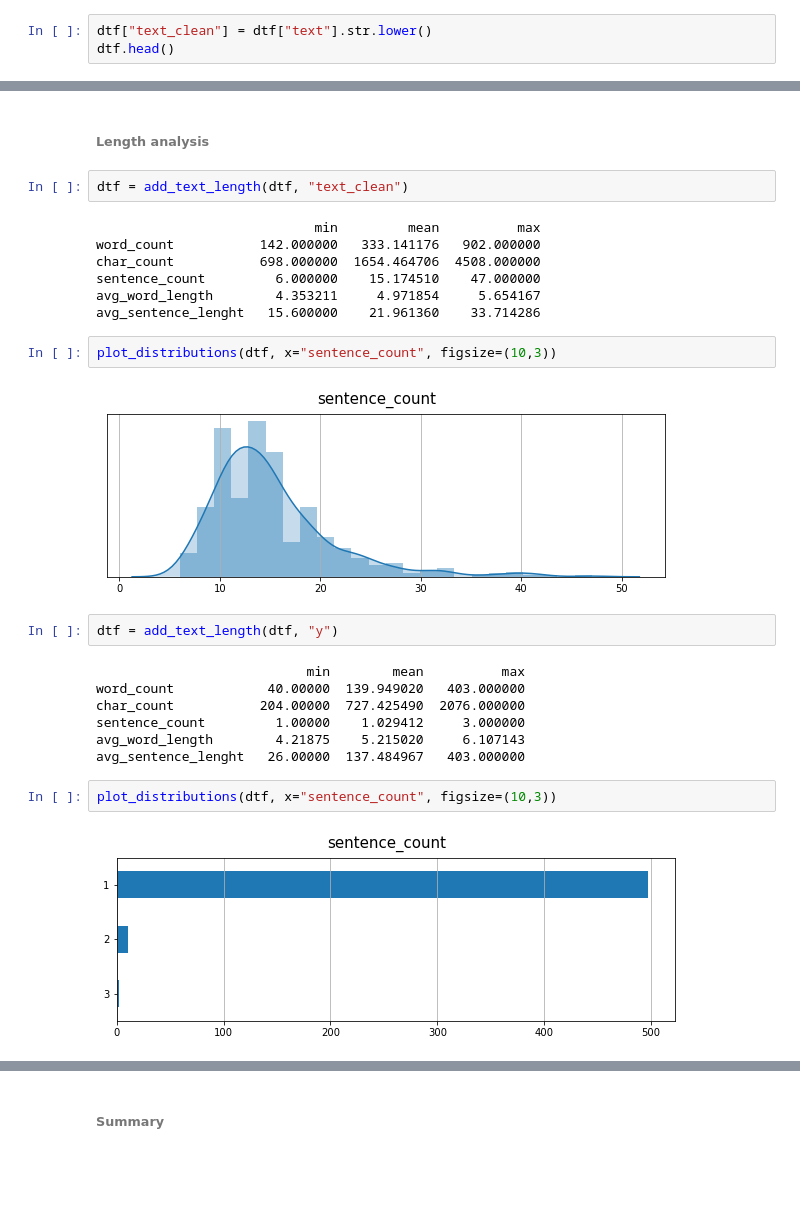
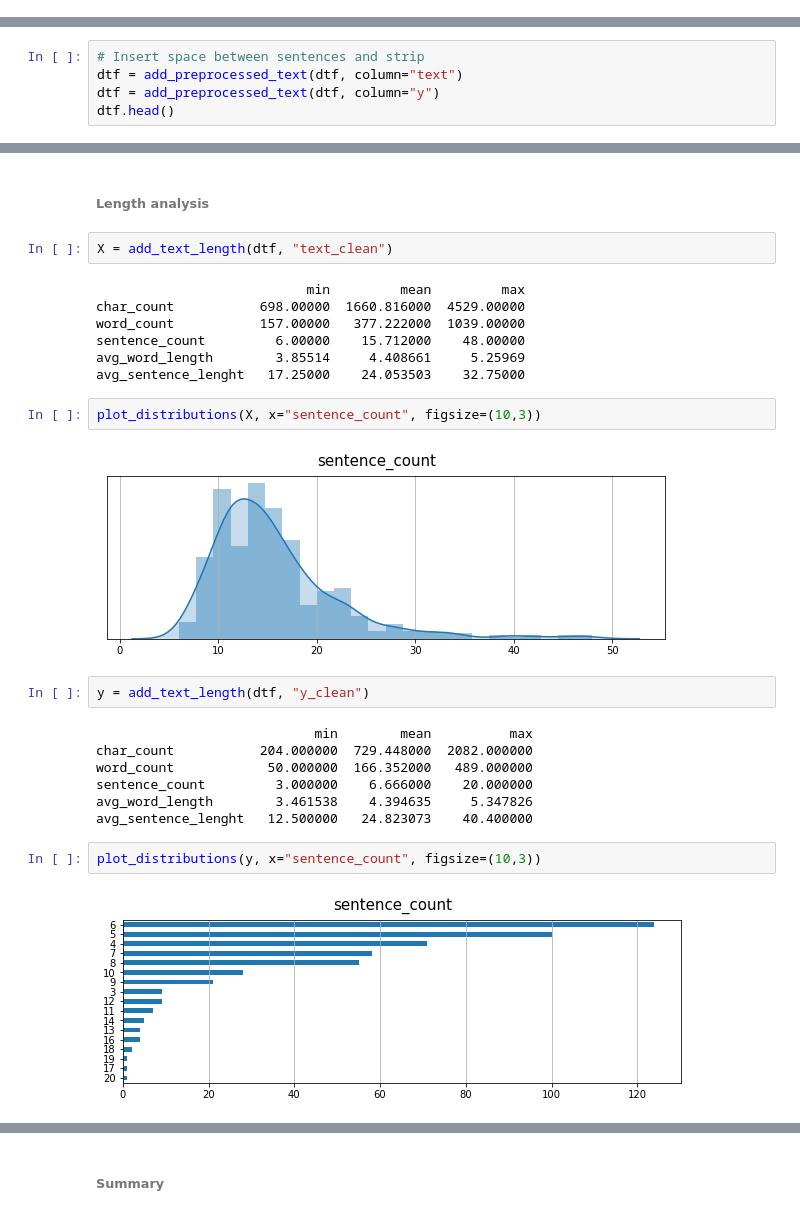
Before and after one commit to mdipietro09/DataScience_ArtificialIntelligence_Utils, a Jupyter notebook: natural_language_processing/example_text_summarization.ipynb, the cells around one changed output, grey strips where cells are left out. Cells and saved outputs as stored; diff of their text form; blank space fills up the shorter version.

```diff
--- a/natural_language_processing/example_text_summarization.ipynb
+++ b/natural_language_processing/example_text_summarization.ipynb
@@ -86,3 +82,0 @@ On an annual basis, the data suggests annual growth of just 0.2%, suggesting a m
-# %%
-dtf["text_clean"] = dtf["text"].str.lower()
-dtf.head()
@@ -95,0 +83,5 @@ dtf.head()
+# %%
+# Insert space between sentences and strip
+dtf = add_preprocessed_text(dtf, column="text")
+dtf = add_preprocessed_text(dtf, column="y")
+dtf.head()
@@ -102,28 +115,28 @@ words = word_freq(corpus=dtf["text"], ngrams=[1,2,3], top=10, figsize=(10,7))
 # %% [markdown]
 ###### Length analysis
 # %%
-dtf = add_text_length(dtf, "text_clean")
+X = add_text_length(dtf, "text_clean")
 # %% [output]
-                            min         mean          max
-word_count           142.000000   333.141176   902.000000
-char_count           698.000000  1654.464706  4508.000000
-sentence_count         6.000000    15.174510    47.000000
-avg_word_length        4.353211     4.971854     5.654167
-avg_sentence_lenght   15.600000    21.961360    33.714286
+                           min         mean         max
+char_count           698.00000  1660.816000  4529.00000
+word_count           157.00000   377.222000  1039.00000
+sentence_count         6.00000    15.712000    48.00000
+avg_word_length        3.85514     4.408661     5.25969
+avg_sentence_lenght   17.25000    24.053503    32.75000
 # %%
-plot_distributions(dtf, x="sentence_count", figsize=(10,3))
+plot_distributions(X, x="sentence_count", figsize=(10,3))
 # %% [output]
-[figure, old version]
+[figure, new version]
 # %%
-dtf = add_text_length(dtf, "y")
+y = add_text_length(dtf, "y_clean")
 # %% [output]
-                           min        mean          max
-word_count            40.00000  139.949020   403.000000
-char_count           204.00000  727.425490  2076.000000
-sentence_count         1.00000    1.029412     3.000000
-avg_word_length        4.21875    5.215020     6.107143
-avg_sentence_lenght   26.00000  137.484967   403.000000
+                            min        mean          max
+char_count           204.000000  729.448000  2082.000000
+word_count            50.000000  166.352000   489.000000
+sentence_count         3.000000    6.666000    20.000000
+avg_word_length        3.461538    4.394635     5.347826
+avg_sentence_lenght   12.500000   24.823073    40.400000
 # %%
-plot_distributions(dtf, x="sentence_count", figsize=(10,3))
+plot_distributions(y, x="sentence_count", figsize=(10,3))
 # %% [output]
-[figure, old version]
+[figure, new version]
```
Also changed, not shown: parts of 22 cells of this notebook, 23 other files.
